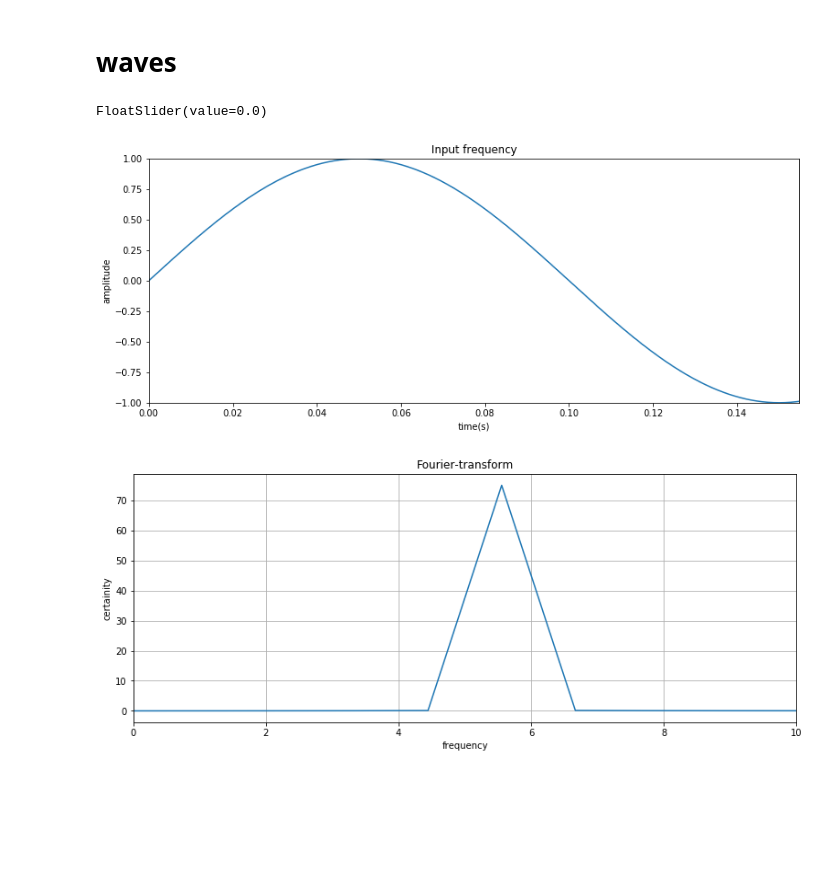
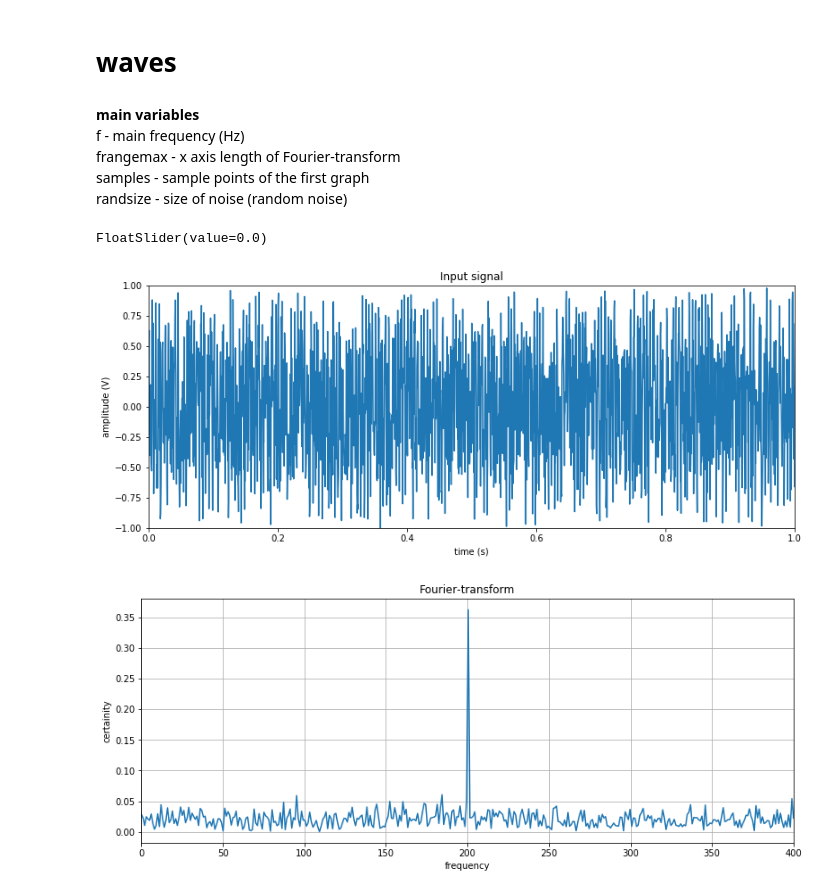
Before and after one commit to martonvavrik/fusion_research, a Jupyter notebook: waves.ipynb, the cells around one changed output. Saved outputs shown, nothing was run; the diff lists cells and outputs as text; code cells hidden in the pictures; blank space fills up the shorter version.

Commit message:
Add files via upload
Fourier evaluation fixed
Cleaner code

```diff
--- a/waves.ipynb
+++ b/waves.ipynb
@@ -3,18 +9,19 @@
+# %% [markdown]
+**main variables**
+<br> f - main frequency (Hz)
+<br> frangemax - x axis length of Fourier-transform
+<br> samples - sample points of the first graph
+<br> randsize - size of noise (random noise)
 # %%
-import math
-import matplotlib.pyplot as plt
-import numpy as np
-import scipy.fftpack
+f=200
+frangemax=400
+samples=2000
+randsize=5
 
-f=5
-k=10
-rr=3000
-rs=0
-
-x = np.linspace(0.0, 1, rr)
+x = np.linspace(0.0, 1, samples)
 sin = np.sin(f*2*np.pi*x)
-rand = np.random.rand(rr)*rs
-s=(sin+rand-(rs/2))/(0.5*rs+1)
+rand = np.random.rand(samples)*randsize
+s=(sin+rand-(randsize/2))/(0.5*randsize+1)
 # %%
 import ipywidgets as widgets
 view=widgets.FloatSlider()
@@ -23,28 +30,30 @@ display(view)
 FloatSlider(value=0.0)
 # %%
 plt.figure(figsize=(13,5))
-plt.title('Input frequency')
+plt.title('Input signal')
 plt.plot(x,s)
-plt.axis([0,1/2**(view.value/12),-1,1])
-plt.ylabel('amplitude')
-plt.xlabel('time(s)')
+yaxismax=1/2**(view.value/12)
+plt.axis([0,yaxismax,-1,1])
+plt.ylabel('amplitude (V)')
+plt.xlabel('time (s)')
 plt.show()
 
 yf = scipy.fftpack.fft(s)
-xf = np.linspace(0.0, k, k)
+xf = np.linspace(0.0, frangemax, frangemax)
+nyquist=samples/2
 
 plt.figure(figsize=(13,5))
-plt.plot(xf,1/k/2*np.abs(yf[:k]))
-#plt.axis([0,k,0,1.5/rs])
-plt.xlim((0,k))
+plt.plot(xf,1/frangemax/2*np.abs(yf[:frangemax]))
+#plt.axis([0,frangemax,0,1.5/rs])
+plt.xlim((0,frangemax))
 plt.xlabel('frequency')
 plt.ylabel('certainity')
 #plt.xscale('log')
 plt.title('Fourier-transform')
 plt.grid(True)
 plt.show()
 # %% [output]
-[figure, old version]
+[figure, new version]
-[figure, old version]
+[figure, new version]
 # %%
 print (np.average(np.abs(yf)))
```
Also changed, not shown: parts of 2 cells of this notebook.
